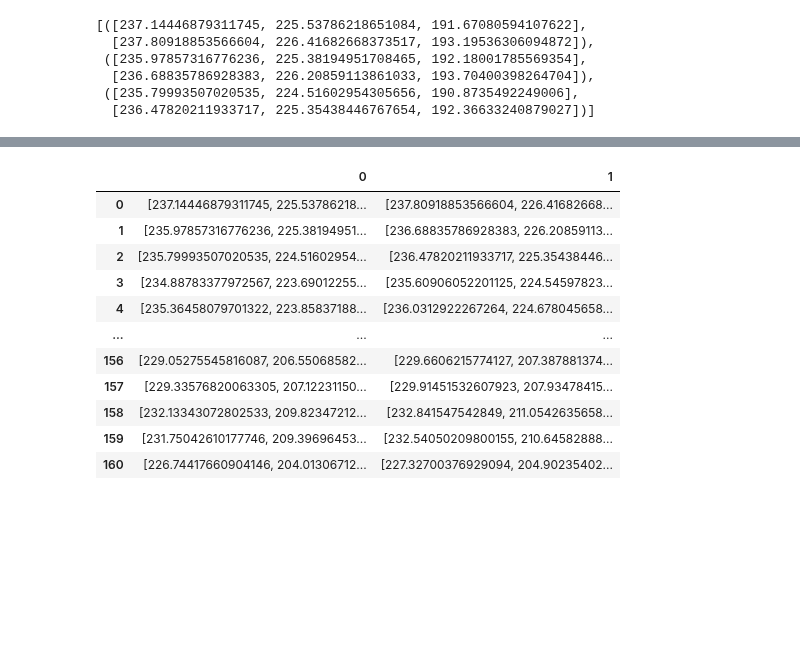
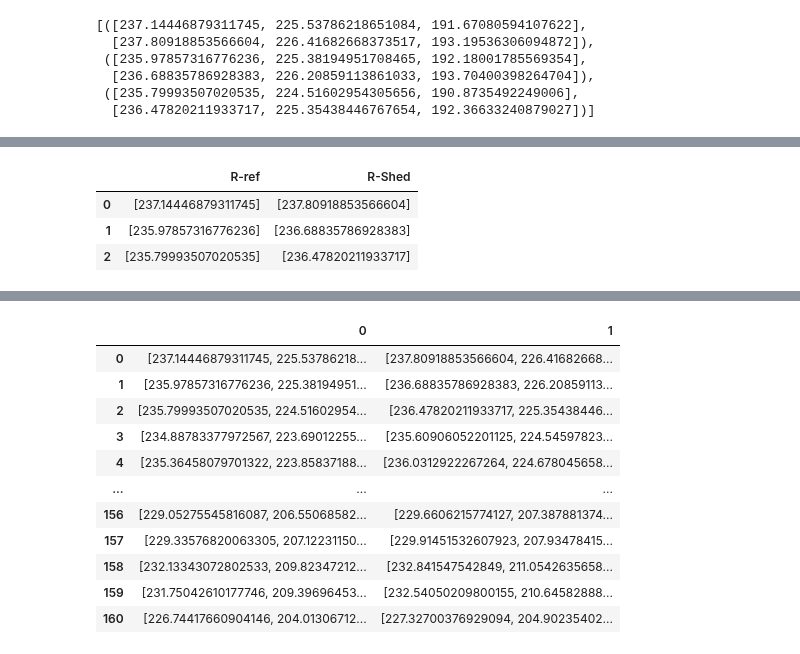
Before and after one commit to waraporn19/Project_2021_matchingcolor, a Jupyter notebook: P1A0.ipynb, the cells around one changed output, grey strips where cells are left out. Drawn from its saved outputs; the diff is of its cells as text; code cells hidden in the pictures; blank space fills up the shorter version.

```diff
--- a/P1A0.ipynb
+++ b/P1A0.ipynb
@@ -191,0 +196,33 @@ for img in A1_set1['ชื่อไฟล์ข้อมูล']:
+# %%
+list_total = list()
+for img in A1_set11['ชื่อไฟล์ข้อมูล']:
+  S1_double = img
+  full_path_to_file2 = os.path.join(S1_double)
+  blob_service_client.get_blob_to_path('shadeimg', full_path_to_file2, full_path_to_file2)
+  imgS1_A1A1_1  = cv2.imread(S1_double) #RGB
+  S1RGB_imgA1A1_1= cv2.cvtColor(imgS1_A1A1_1, cv2.COLOR_BGR2RGB)
+  S1meanrefA1_1 = list()
+  S1meanA1_2 = list()
+  for i in range(S1RGB_imgA1A1_1.shape[0]):
+     for j in range(S1RGB_imgA1A1_1.shape[1]):
+                if 1769<i<1881 and 2019<j<2131 :
+                  S1meanrefA1_1.append(S1RGB_imgA1A1_1[i][j])
+                if 1770<i<1880 and 2015<j<2145 :
+                  S1meanA1_2.append(S1RGB_imgA1A1_1[i][j])
+  S1meanrefA1_1 = np.array(S1meanrefA1_1)
+  S1meanA1_2 = np.array(S1meanA1_2)
+  S1rgbrefA1_1 = list()
+  S1rgbA1_2 = list()
+  for i in range(1):
+    S1rgbrefA1_1.append(S1meanrefA1_1[:,0].mean())
+    S1rgbA1_2.append(S1meanA1_2[:,0].mean())
+  list_total.append((S1rgbrefA1_1,S1rgbA1_2))
+# %%
+cols=['R-ref', 'R-Shed']
+S2=pd.DataFrame(list_total,columns=cols)
+S2
+# %% [output]
+|  | R-ref | R-Shed |
+| 0 | [237.14446879311745] | [237.80918853566604] |
+| 1 | [235.97857316776236] | [236.68835786928383] |
+| 2 | [235.79993507020535] | [236.47820211933717] |
```
Also changed, not shown: parts of 18 cells of this notebook.
